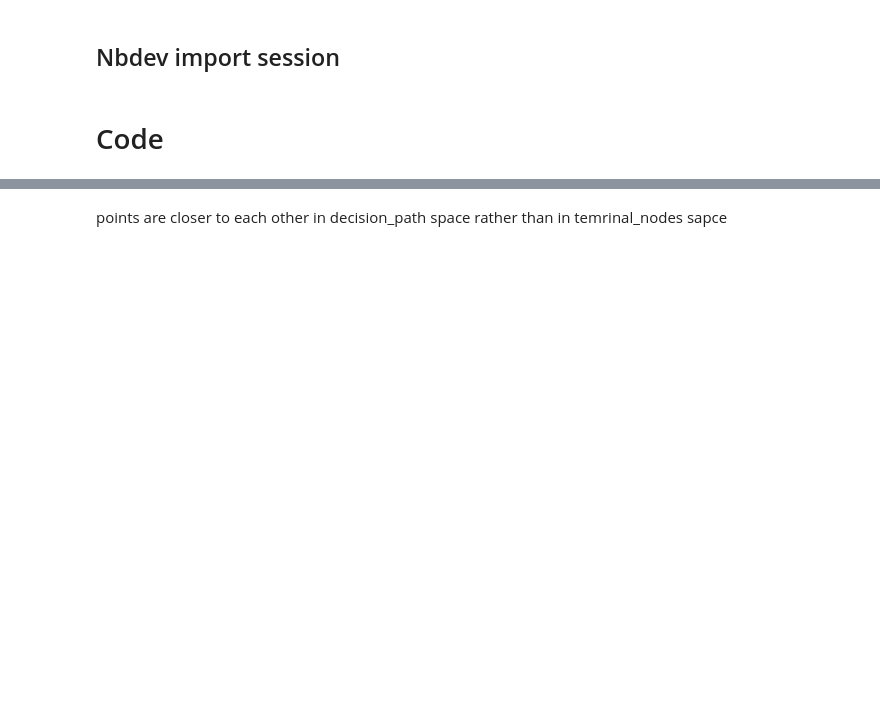
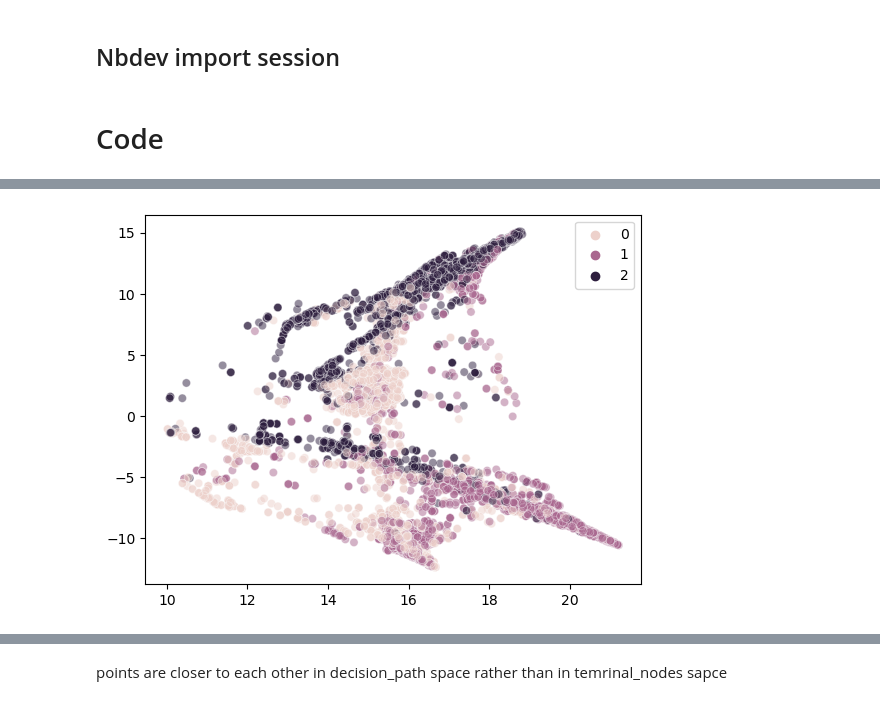
Before and after one commit to AlanGanem/heartwood, a Jupyter notebook: notebooks_dev/kernel.ipynb, the cells around one changed output, grey strips where cells are left out. Cells and saved outputs as stored; diff of their text form; code cells hidden in the pictures; blank space fills up the shorter version.

```diff
--- a/notebooks_dev/kernel.ipynb
+++ b/notebooks_dev/kernel.ipynb
@@ -379,0 +323,16 @@ ForestKernel(embedding_space='terminal_nodes',
+# %%
+from sklearn.cluster import MiniBatchKMeans
+from sklearn.decomposition import PCA, TruncatedSVD
+
+sample_idxs = np.random.choice(np.arange(len(X)), 10000)
+
+clstr = MiniBatchKMeans(2).fit(X)
+tree_embeddings = kernel1.transform(X[sample_idxs])
+#pivot_embeddings = clstr.transform(X[sample_idxs])
+#pivot_embeddings = PCA(2).fit_transform(pivot_embeddings)
+pivot_embeddings = TruncatedSVD(2).fit_transform(tree_embeddings)
+
+sns.scatterplot(*pivot_embeddings.T[:2], hue = y[sample_idxs], alpha = 0.5)
+plt.show()
+# %% [output]
+[figure, added]
```
Also changed, not shown: parts of 22 cells of this notebook, 7 other files.
